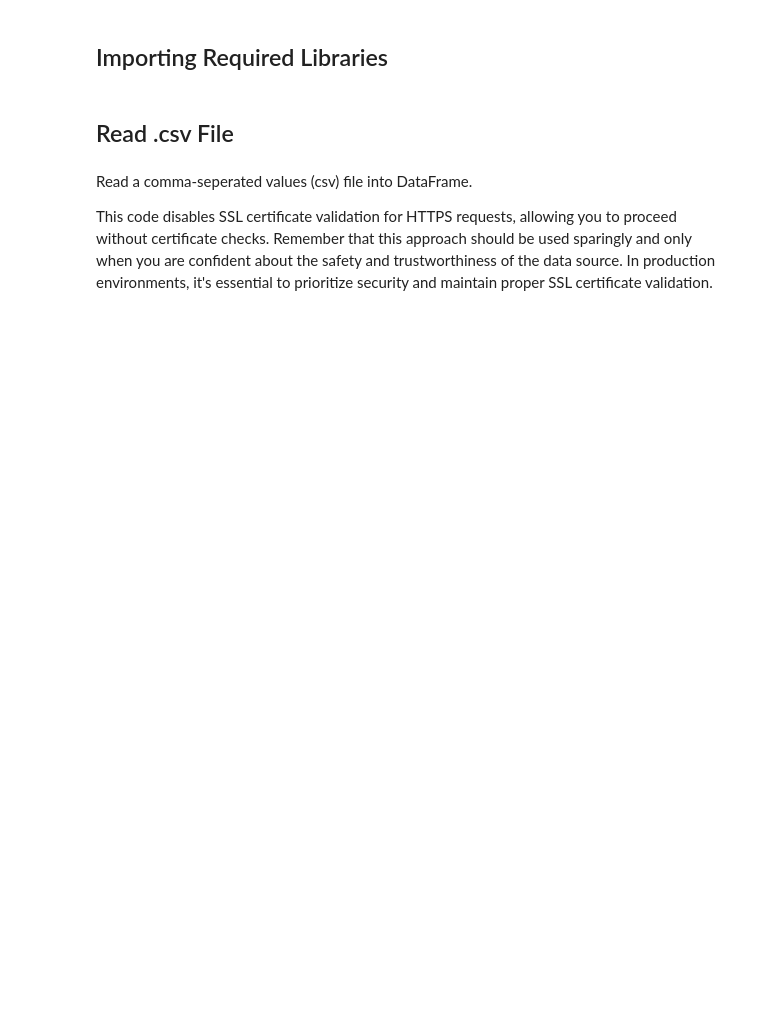
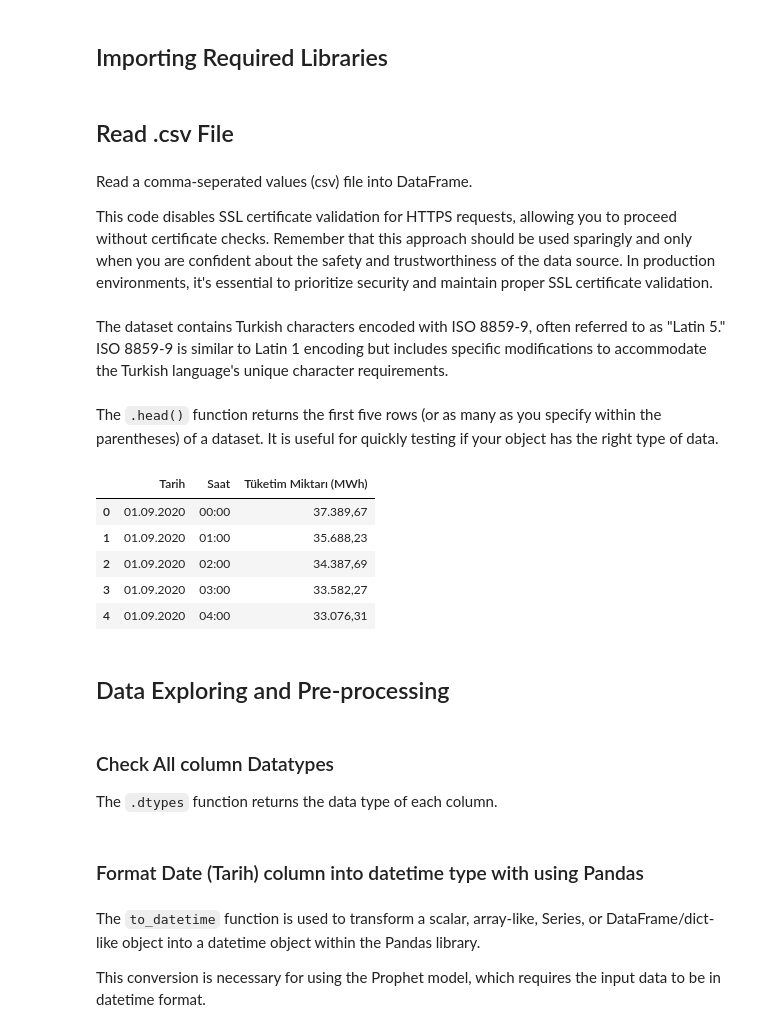
Before and after one commit to rbatuhanemek/DataAnalysis, a Jupyter notebook: TimeSeriesAnalysis-WithProphet/notebook/forecasting.ipynb, the cells around one changed output. Cells and saved outputs as stored; diff of their text form; code cells hidden in the pictures; blank space fills up the shorter version.

````diff
--- a/TimeSeriesAnalysis-WithProphet/notebook/forecasting.ipynb
+++ b/TimeSeriesAnalysis-WithProphet/notebook/forecasting.ipynb
@@ -25,3 +28,29 @@ This code disables SSL certificate validation for HTTPS requests, allowing you t
 #To bypass SSL verification in Jupyter Notebook script
 import ssl
 ssl._create_default_https_context = ssl._create_unverified_context
+# %% [markdown]
+The dataset contains Turkish characters encoded with ISO 8859-9, often referred to as "Latin 5." ISO 8859-9 is similar to Latin 1 encoding but includes specific modifications to accommodate the Turkish language's unique character requirements.
+# %%
+# Specify the path to the CSV file and the encoding
+csv_file_path = '/Users/rafetbatuhanemek/Desktop/TimeSeriesAnalysis-WithProphet/data/RealTimeConsumption-01092020-01092023.csv'
+csv_encoding = 'latin5'  # or 'ISO-8859-9'
+# %%
+# Read the CSV file into a DataFrame with the specified encoding
+df = pd.read_csv(csv_file_path, encoding=csv_encoding)
+# %% [markdown]
+The ```.head()``` function returns the first five rows (or as many as you specify within the parentheses) of a dataset. It is useful for quickly testing if your object has the right type of data.
+# %%
+df.head()
+# %% [output]
+|  | Tarih | Saat | Tüketim Miktarı (MWh) |
+| 0 | 01.09.2020 | 00:00 | 37.389,67 |
+| 1 | 01.09.2020 | 01:00 | 35.688,23 |
+| 2 | 01.09.2020 | 02:00 | 34.387,69 |
+| 3 | 01.09.2020 | 03:00 | 33.582,27 |
+| 4 | 01.09.2020 | 04:00 | 33.076,31 |
+# %% [markdown]
+## Data Exploring and Pre-processing
+# %% [markdown]
+### Check All column Datatypes
+
+The ```.dtypes``` function returns the data type of each column.
@@ -27,0 +59,6 @@ ssl._create_default_https_context = ssl._create_unverified_context
+# %% [markdown]
+### Format Date (Tarih) column into datetime type with using Pandas
+# %% [markdown]
+The ```to_datetime``` function is used to transform a scalar, array-like, Series, or DataFrame/dict-like object into a datetime object within the Pandas library.
+
+This conversion is necessary for using the Prophet model, which requires the input data to be in datetime format.
````
Also changed, not shown: parts of 13 cells of this notebook.
